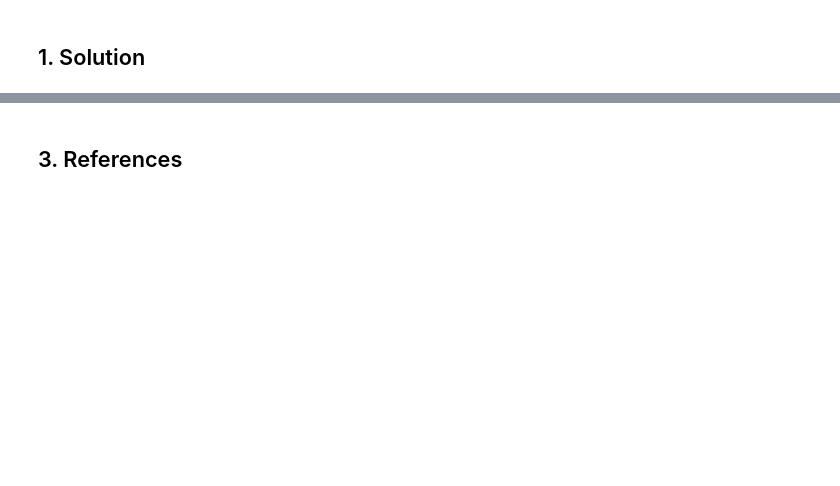
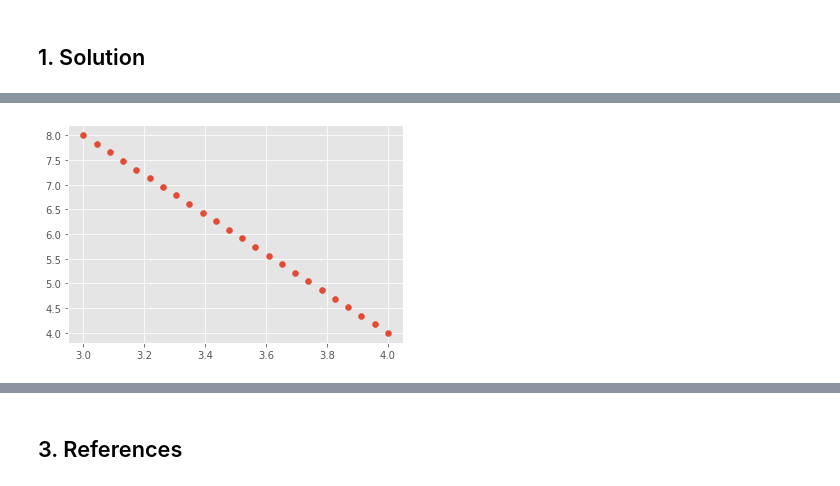
Before and after one commit to Munster2020/HDIP_CSDA_COMP07084_TASKS, a Jupyter notebook: tasks2020.ipynb, the cells around one changed output, grey strips where cells are left out. Cells and saved outputs as stored; diff of their text form; code cells hidden in the pictures; blank space fills up the shorter version.

```diff
--- a/tasks2020.ipynb
+++ b/tasks2020.ipynb
@@ -420,0 +513,11 @@ Wait a minute, above I said a coin toss could be a thought of as a Binomial expe
+# %%
+import matplotlib
+import matplotlib.pyplot as plt
+%matplotlib inline
+
+matplotlib.style.use('ggplot')
+
+plt.scatter(x4, y4)
+plt.show()
+# %% [output]
+[figure, added]
```
Also changed, not shown: parts of 17 cells of this notebook.
